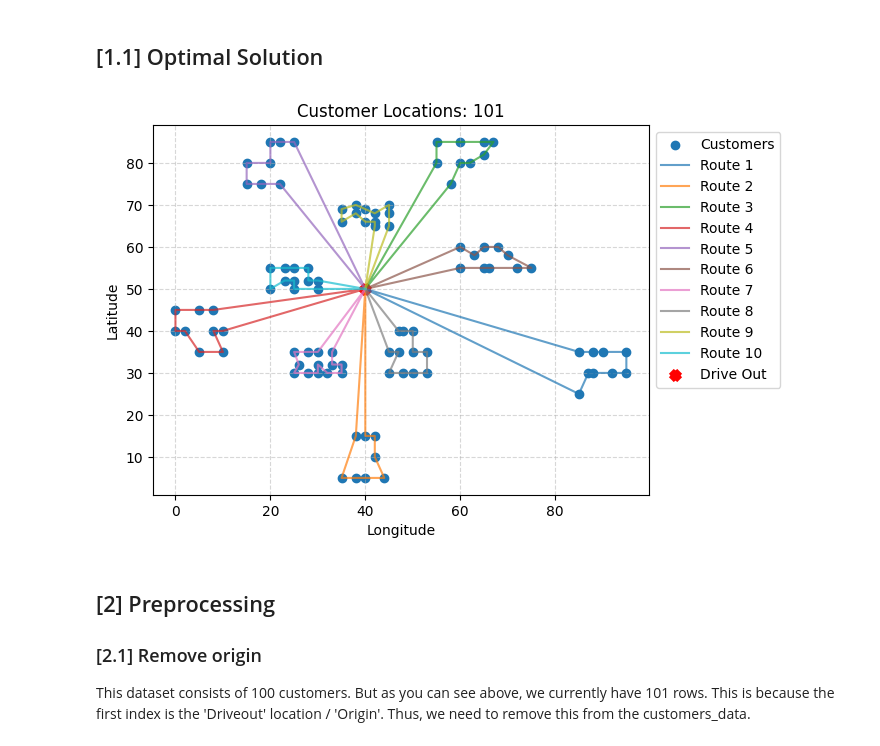
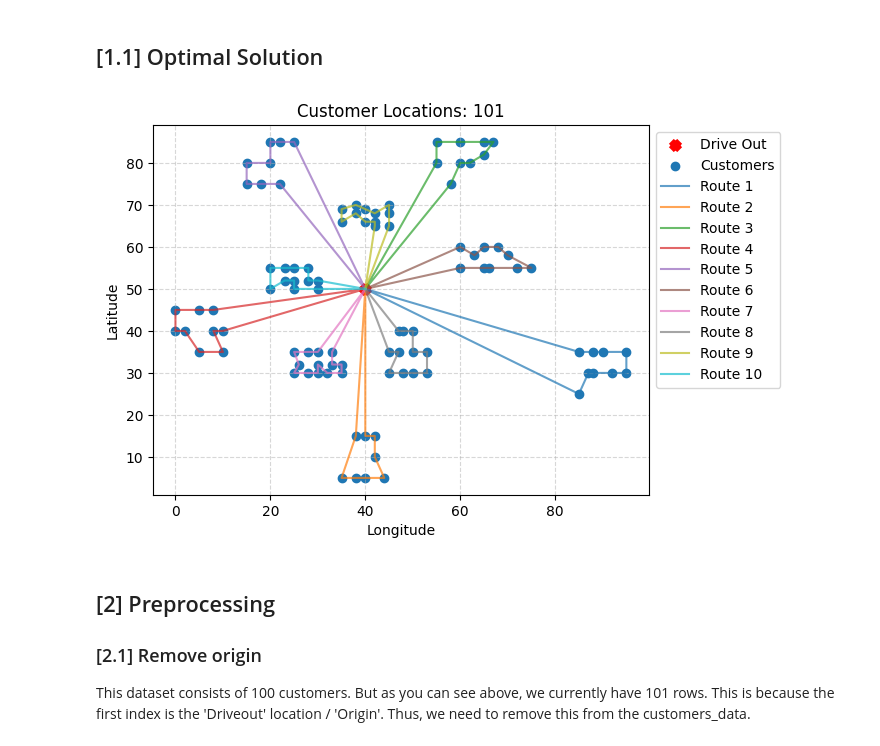
Before and after one commit to SeanMarcusJensen/ACIT4610_Portifolio_KMHS, a Jupyter notebook: problem_3/main.ipynb, the cells around one changed output. Cells and saved outputs as stored; diff of their text form; code cells hidden in the pictures.

```diff
--- a/problem_3/main.ipynb
+++ b/problem_3/main.ipynb
@@ -15,7 +8,9 @@ print(SOLUTION)
 # %% [markdown]
 ## [1] Load Data
 # %%
-customers_df = pd.read_csv('data/processed/c101.csv')
-print(f"Number of customers: {len(customers_df)}")
-customers_df.head()
+SOLUTION = read_solution('data/raw/sintef_routes.txt')
+locations = pd.read_csv('data/processed/c101.csv')
+solution_locations = np.sum([len(route) for index, route in SOLUTION.items()])
+print(f"Number of Locations in Customers[{len(locations)}], Solution[{solution_locations}]")
+locations.head()
 # %% [output]
@@ -41,23 +39,9 @@ customers_df.iloc[1:].describe()
 # %% [markdown]
 ## [1.1] Optimal Solution
-# %%
-plt.title(f'Customer Locations: {len(customers_df)}')
-plt.scatter(customers_df.iloc[1:]['Lng'], customers_df.iloc[1:]['Lat'], label='Customers')
-
-for k, v in SOLUTION.items():
-    # Add Origin to the start and end of the route
-    routes = customers_df.iloc[v]
-    routes = pd.concat([customers_df.iloc[[0]], routes, customers_df.iloc[[0]]], ignore_index=True)
-    plt.plot(routes['Lng'], routes['Lat'], label=f"Route {k}", alpha=0.7)
-
-plt.scatter(customers_df.iloc[0]['Lng'], customers_df.iloc[0]['Lat'], label='Drive Out', color='red', marker='x', linewidth=5)
-plt.xlabel('Longitude')
-plt.ylabel('Latitude')
-plt.legend(bbox_to_anchor=(1, 1))
-plt.grid(linestyle='--', alpha=0.5)
-plt.show()
-# %% [output]
-[figure, removed]
+# %%
+plot_solution(locations, SOLUTION)
+# %% [output]
+[figure, added]
 # %% [markdown]
 ## [2] Preprocessing
 
```
Also changed, not shown: parts of 17 cells of this notebook, 9 other files.
